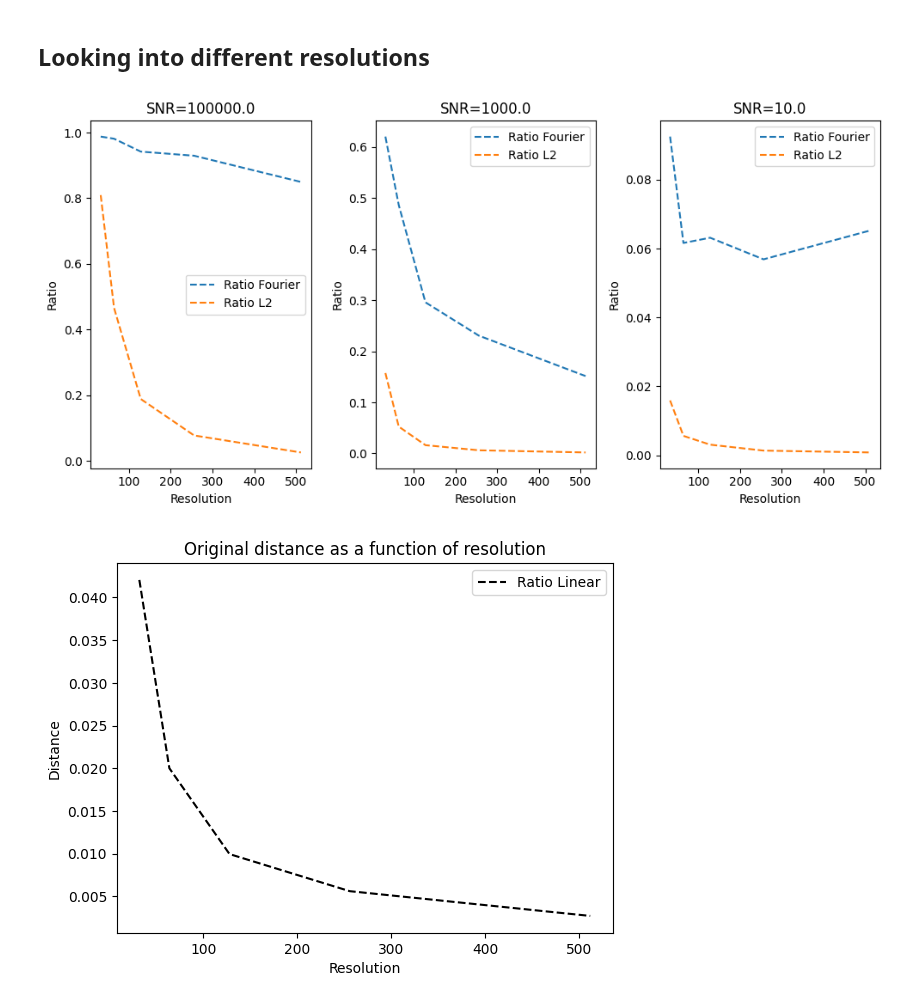
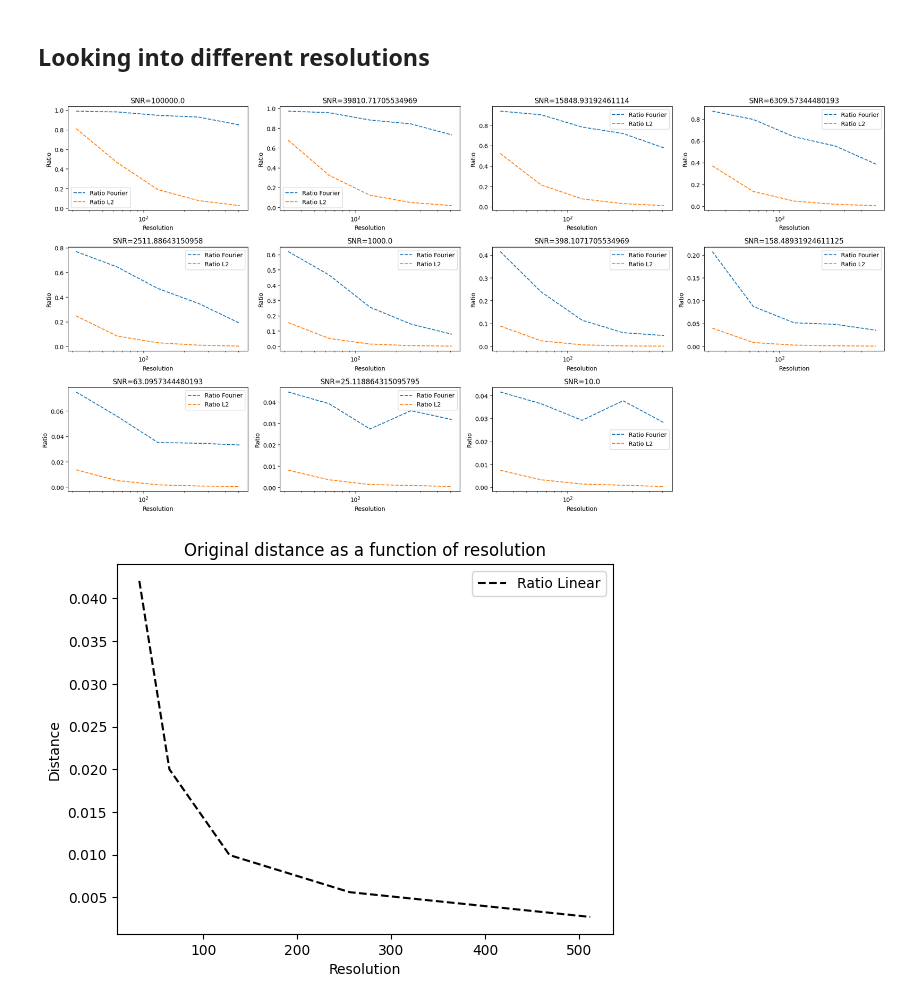
Before and after one commit to warik21/Thesis, a Jupyter notebook: Playground.ipynb, the cells around one changed output. Drawn from its saved outputs; the diff is of its cells as text; code cells hidden in the pictures.

```diff
--- a/Playground.ipynb
+++ b/Playground.ipynb
@@ -265,29 +265,30 @@ plt.show()
 # %% [markdown]
 ## Looking into different resolutions
 # %%
-df = pd.read_csv('results.csv')
+df = pd.read_csv('csvs/diff_res.csv')
 # %%
 SNR_values = df['SNR'].unique()
 # %%
 subset = df.drop(['Category','image1_index', 'image2_index'], axis=1)
 
-fig = plt.figure(figsize=(10, 5))
+fig = plt.figure(figsize=(20, 10))
 # Plot the ratio of the original to the noised distance for each SNR value
 for i, SNR in enumerate(SNR_values):
-    plt.subplot(1, 3, i+1)
+    plt.subplot(3, 4, i+1)
     subset_SNR = subset[subset['SNR'] == SNR]
     df_grouped = subset_SNR.groupby('Resolution').mean().reset_index()
     plt.plot(df_grouped['Resolution'], df_grouped['Fourier Ratio'], label='Ratio Fourier', linestyle='--')
     plt.plot(df_grouped['Resolution'], df_grouped['L2 Ratio'], label='Ratio L2', linestyle='--')
     plt.title(f'SNR={SNR}')
+    plt.xscale('log')
     plt.xlabel('Resolution')
     plt.ylabel('Ratio')
     plt.legend()
 
 plt.tight_layout()
 plt.show()
 # %% [output]
-[figure, old version]
+[figure, new version]
 # %%
 #plt.plot(df_grouped['Resolution'], df_grouped['Fourier Original'], label='Ratio Fourier', color='blue')
 plt.plot(df_grouped['Resolution'], df_grouped['L2 Original'], label='Ratio Linear', color='black', linestyle='--')
```
Also changed, not shown: 2 other files.
